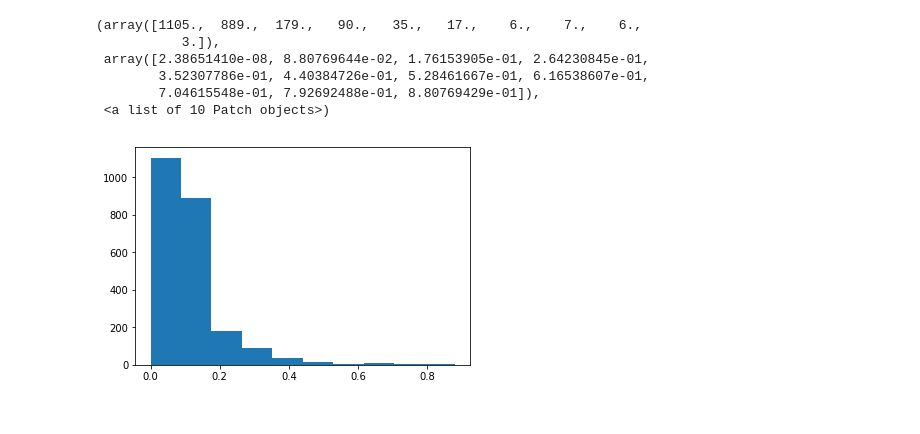
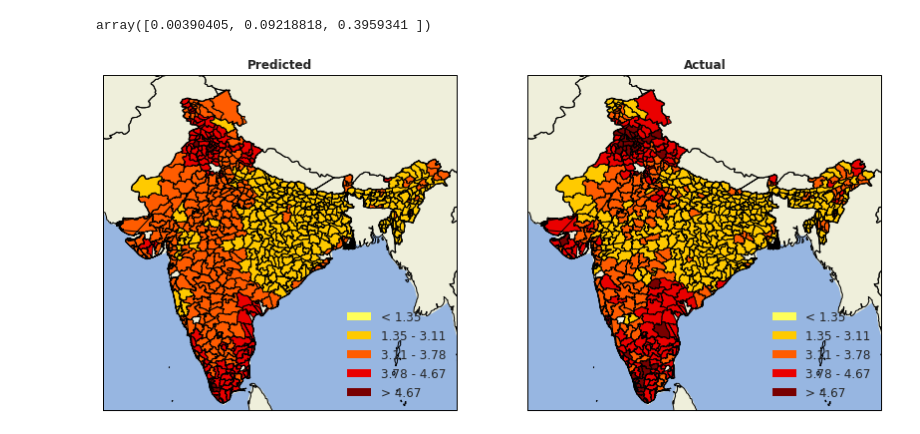
Before and after one commit to chrisyeh96/india-poverty, a Jupyter notebook: results/results.ipynb, the cells around one changed output. Drawn from its saved outputs; the diff is of its cells as text; code cells hidden in the pictures.

```diff
--- a/results/results.ipynb
+++ b/results/results.ipynb
@@ -76,13 +175,3 @@ taluk_points = [shape.points for shape in taluk_shapes]
 taluk_polygons = [Polygon(p) for p in taluk_points]
 # %%
 taluk_areas = [p.area for p in taluk_polygons]
-# %%
-plt.hist(np.array(taluk_areas)[np.array(taluk_areas) < 1])
-# %% [output]
-(array([1105.,  889.,  179.,   90.,   35.,   17.,    6.,    7.,    6.,
-           3.]),
- array([2.38651410e-08, 8.80769644e-02, 1.76153905e-01, 2.64230845e-01,
-        3.52307786e-01, 4.40384726e-01, 5.28461667e-01, 6.16538607e-01,
-        7.04615548e-01, 7.92692488e-01, 8.80769429e-01]),
- <a list of 10 Patch objects>)
-[figure, removed]
@@ -91,0 +178,13 @@ division_polygons = taluk_polygons
+# %%
+np.percentile(taluk_areas, [2.5, 50, 97.5])
+# %% [output]
+array([0.00390405, 0.09218818, 0.3959341 ])
+# %%
+polygons = {
+  "district": district_polygons,
+  "taluk": taluk_polygons
+}
+# %%
+bins = jenks_breaks(np.r_[trues["taluk"].values, preds["taluk"].values], nb_class=4)
+# %%
+heatmap_colors = sns.color_palette("hot", 5)[::-1]
@@ -91,0 +241,4 @@ division_polygons = taluk_polygons
+# %%
+plot_true_vs_pred("district")
+# %% [output]
+[figure, added]
```
Also changed, not shown: parts of 46 cells of this notebook, 15 other files.
